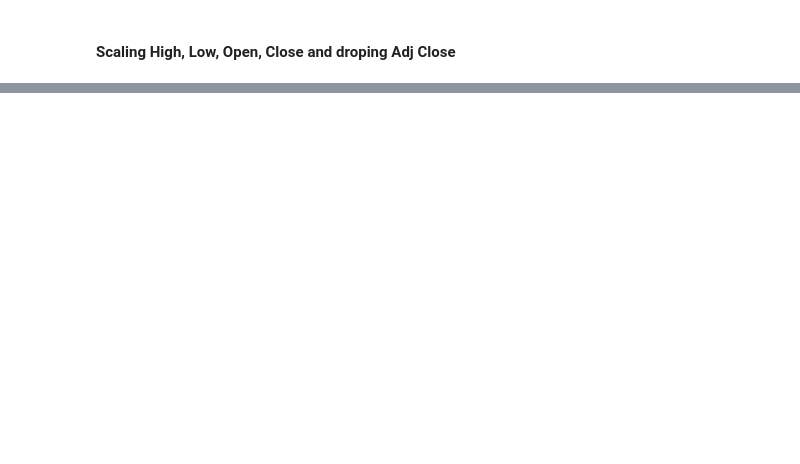
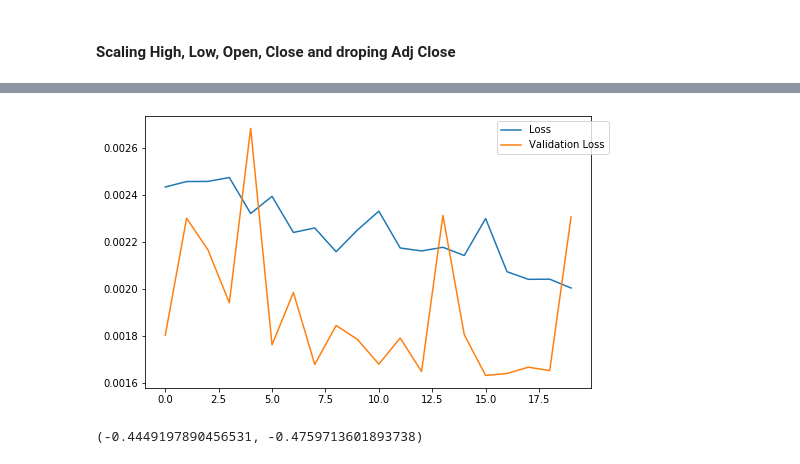
Before and after one commit to menach123/Stock-Prediction-for-Small-Biotech-Companies-GRU-RNN-with-Regression-Output-, a Jupyter notebook: data_retrieval.ipynb, the cells around one changed output, grey strips where cells are left out. Saved outputs shown, nothing was run; the diff lists cells and outputs as text; code cells hidden in the pictures; blank space fills up the shorter version.

```diff
--- a/data_retrieval.ipynb
+++ b/data_retrieval.ipynb
@@ -163,0 +264,3 @@ high
+# %%
+feature_train, label_train, feature_test, label_test = processed_data['SGMO']['data_1'],processed_data['SGMO']['target_1'], processed_data['SGMO']['data_test'], processed_data['SGMO']['target_test']
+model.fit(feature_train, label_train, batch_size=100, epochs=20, validation_data = (feature_test, label_test),)
@@ -163,0 +286,15 @@ high
+# %%
+dict_ = model.history.history
+plt.figure(figsize=(8,5))
+plt.plot(dict_['loss'], label = 'Loss')
+plt.plot(dict_['val_loss'], label= 'Validation Loss')
+plt.legend(bbox_to_anchor=(1.05, 1))
+plt.show()
+# %% [output]
+[figure, added]
+# %%
+predict_train = model.predict(feature_train)
+predict_test = model.predict(feature_test)
+r2_score(predict_test, label_test), r2_score(predict_train, label_train)
+# %% [output]
+(-0.4449197890456531, -0.4759713601893738)
```
Also changed, not shown: parts of 31 cells of this notebook.
